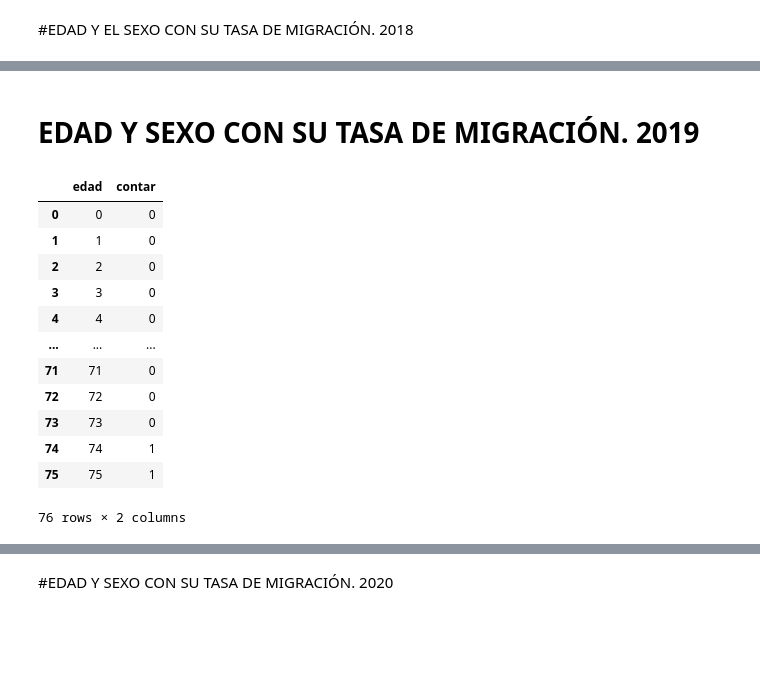
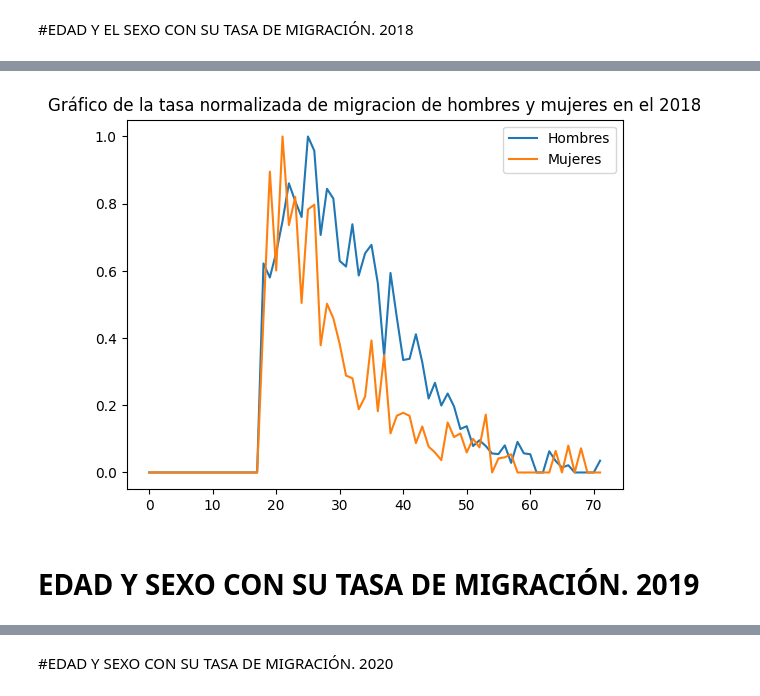
Before and after one commit to ErickNicolasP/ASE, a Jupyter notebook: proyecto_ASE.ipynb, the cells around one changed output, grey strips where cells are left out. Cells and saved outputs as stored; diff of their text form; code cells hidden in the pictures; blank space fills up the shorter version.

```diff
--- a/proyecto_ASE.ipynb
+++ b/proyecto_ASE.ipynb
@@ -134,3 +132,11 @@ tasa_2018
+# %%
+plt.plot(hombres_df_2018['edad'], tasa_norm_2018['hombres'],label="Hombres")
+plt.plot(hombres_df_2018['edad'], tasa_norm_2018['mujeres'],label="Mujeres")
+plt.title('Gráfico de la tasa normalizada de migracion de hombres y mujeres en el 2018')
+plt.legend()
+plt.show()
+# %% [output]
+[figure, added]
 # %% [markdown]
 # EDAD Y SEXO CON SU TASA DE MIGRACIÓN. 2019
 # %%
@@ -149,24 +155,9 @@ else:
 # %%
-rango_edades = set(range(0, max+1))
+rango_edades = set(range(0, max_2019+1))
 edades_presentes = set(hombres_df_2019['edad'])
 edades_faltantes = rango_edades - edades_presentes
 
 for edad in edades_faltantes:
     hombres_df_2019.loc[len(hombres_df_2019)] = [edad, 0]
 hombres_df_2019 = hombres_df_2019.sort_values("edad").reset_index(drop=True)
-hombres_df_2019
-# %% [output]
-|  | edad | contar |
-| 0 | 0 | 0 |
-| 1 | 1 | 0 |
-| 2 | 2 | 0 |
-| 3 | 3 | 0 |
-| 4 | 4 | 0 |
-| ... | ... | ... |
-| 71 | 71 | 0 |
-| 72 | 72 | 0 |
-| 73 | 73 | 0 |
-| 74 | 74 | 1 |
-| 75 | 75 | 1 |
-76 rows × 2 columns
 # %%
```
Also changed, not shown: parts of 46 cells of this notebook.
